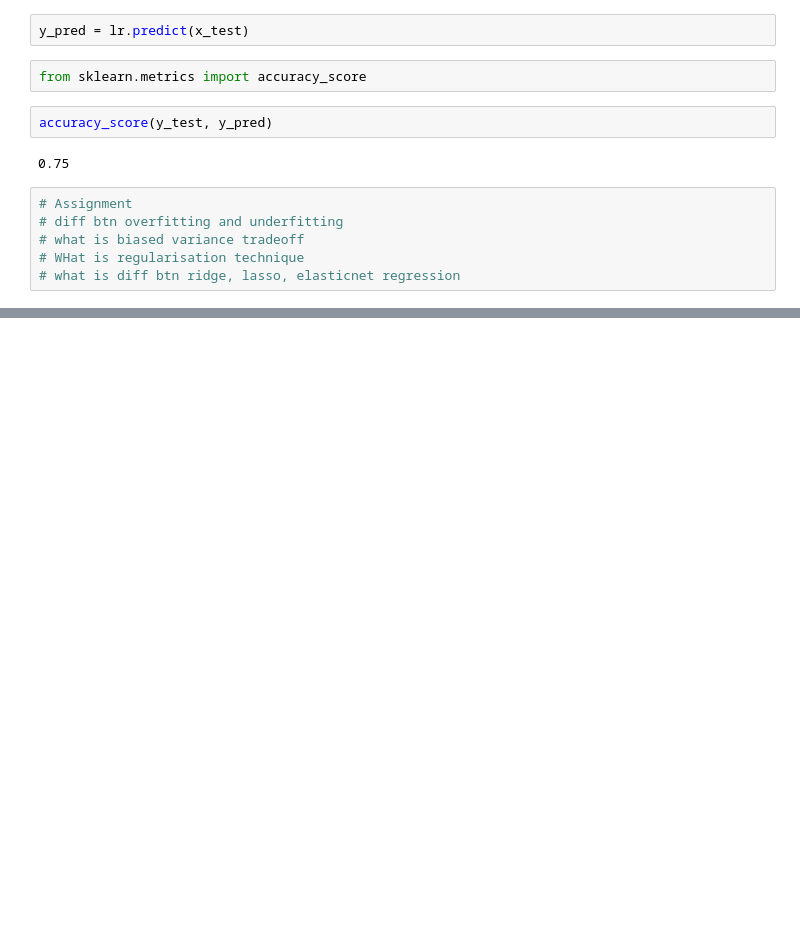
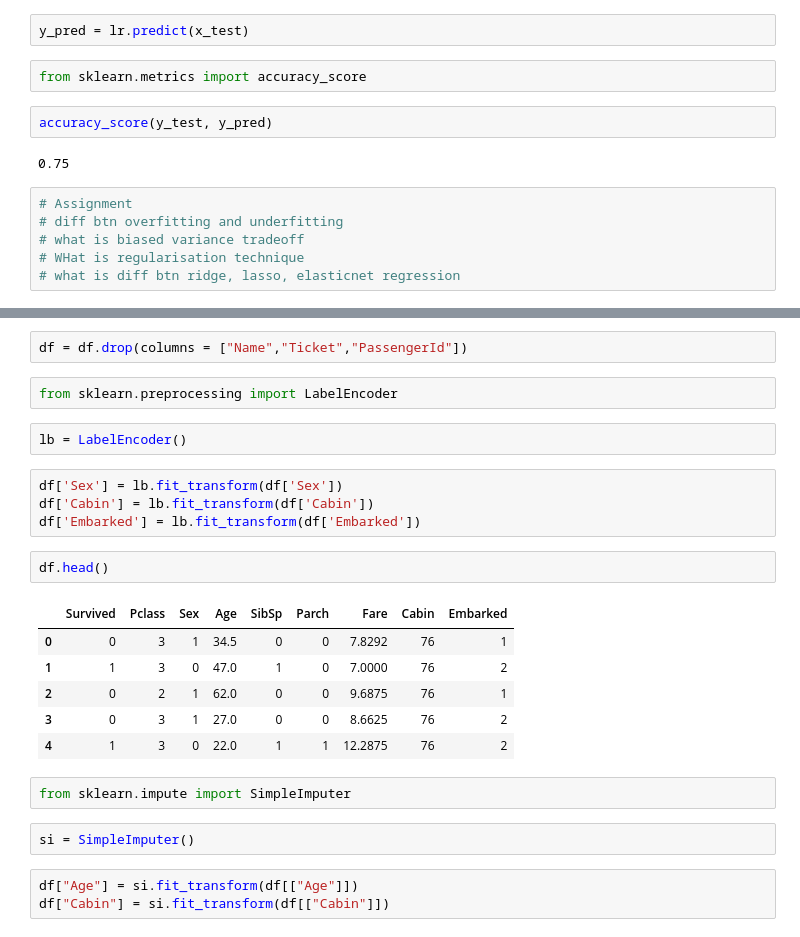
Before and after one commit to Gursewak-S/Advance-Python, a Jupyter notebook: Machine_Learning_Model.ipynb, the cells around one changed output, grey strips where cells are left out. Cells and saved outputs as stored; diff of their text form; blank space fills up the shorter version.

```diff
--- a/Machine_Learning_Model.ipynb
+++ b/Machine_Learning_Model.ipynb
@@ -84,0 +158,26 @@ accuracy_score(y_test, y_pred)
+# %%
+df = df.drop(columns = ["Name","Ticket","PassengerId"])
+# %%
+from sklearn.preprocessing import LabelEncoder
+# %%
+lb = LabelEncoder()
+# %%
+df['Sex'] = lb.fit_transform(df['Sex'])
+df['Cabin'] = lb.fit_transform(df['Cabin'])
+df['Embarked'] = lb.fit_transform(df['Embarked'])
+# %%
+df.head()
+# %% [output]
+|  | Survived | Pclass | Sex | Age | SibSp | Parch | Fare | Cabin | Embarked |
+| 0 | 0 | 3 | 1 | 34.5 | 0 | 0 | 7.8292 | 76 | 1 |
+| 1 | 1 | 3 | 0 | 47.0 | 1 | 0 | 7.0000 | 76 | 2 |
+| 2 | 0 | 2 | 1 | 62.0 | 0 | 0 | 9.6875 | 76 | 1 |
+| 3 | 0 | 3 | 1 | 27.0 | 0 | 0 | 8.6625 | 76 | 2 |
+| 4 | 1 | 3 | 0 | 22.0 | 1 | 1 | 12.2875 | 76 | 2 |
+# %%
+from sklearn.impute import SimpleImputer
+# %%
+si = SimpleImputer()
+# %%
+df["Age"] = si.fit_transform(df[["Age"]])
+df["Cabin"] = si.fit_transform(df[["Cabin"]])
```
Also changed, not shown: parts of 29 cells of this notebook.
